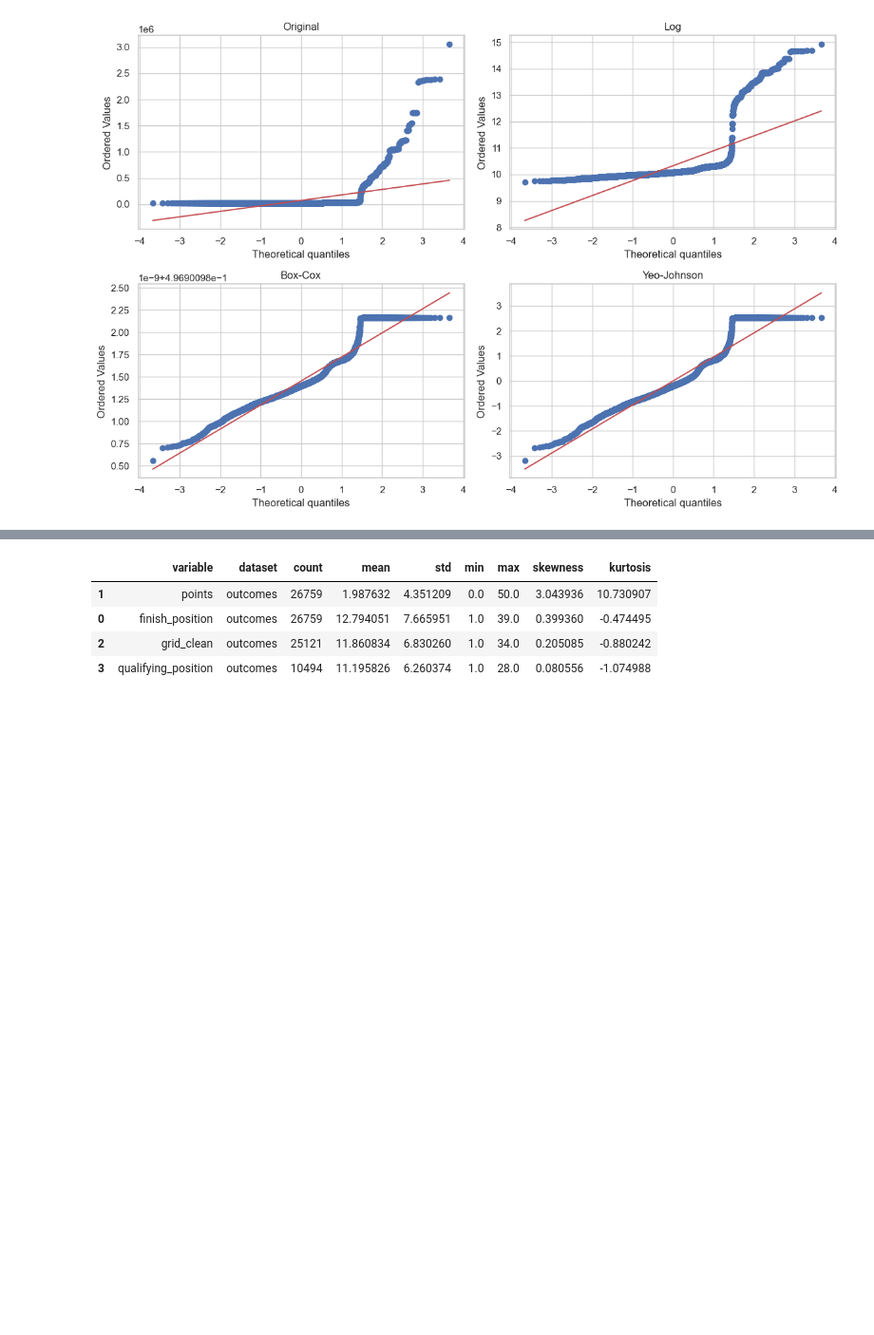
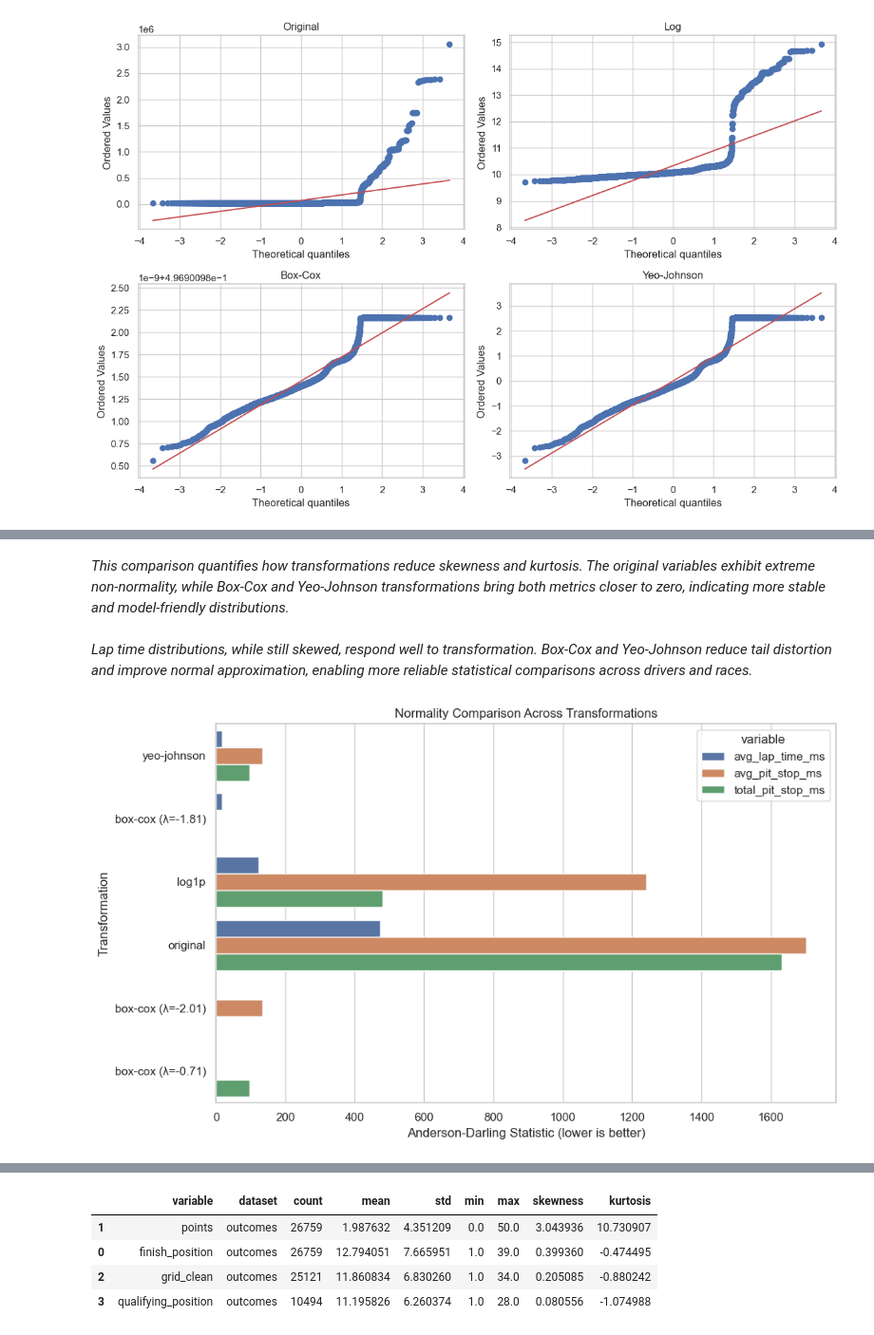
Before and after one commit to blackpaigestone/f1-worldchamp, a Jupyter notebook: 05_distribution_shape_and_dimensionality.ipynb, the cells around one changed output, grey strips where cells are left out. Shown at 95% size. Cells and saved outputs as stored; diff of their text form; code cells hidden in the pictures; blank space fills up the shorter version.

```diff
--- a/05_distribution_shape_and_dimensionality.ipynb
+++ b/05_distribution_shape_and_dimensionality.ipynb
@@ -490,0 +563,33 @@ lap_transform_summary
+# %% [markdown]
+*This comparison quantifies how transformations reduce skewness and kurtosis. The original variables exhibit extreme non-normality, while Box-Cox and Yeo-Johnson transformations bring both metrics closer to zero, indicating more stable and model-friendly distributions.*
+# %% [markdown]
+*Lap time distributions, while still skewed, respond well to transformation. Box-Cox and Yeo-Johnson reduce tail distortion and improve normal approximation, enabling more reliable statistical comparisons across drivers and races.*
+# %%
+transform_decision = pd.concat([
+    pit_transform_summary.assign(variable="avg_pit_stop_ms"),
+    total_pit_transform_summary.assign(variable="total_pit_stop_ms"),
+    lap_transform_summary.assign(variable="avg_lap_time_ms")
+], ignore_index=True)
+
+transform_decision = transform_decision[
+    ["variable", "transform", "skewness", "kurtosis", "shapiro_p", "dagostino_p", "anderson_stat"]
+].sort_values(["variable", "anderson_stat"])
+
+plt.figure(figsize=(10, 6))
+sns.barplot(
+    data=transform_decision,
+    x="anderson_stat",
+    y="transform",
+    hue="variable"
+)
+plt.title("Normality Comparison Across Transformations")
+plt.xlabel("Anderson-Darling Statistic (lower is better)")
+plt.ylabel("Transformation")
+plt.tight_layout()
+
+FIG_DIR = "outputs/figures_05"
+os.makedirs(FIG_DIR, exist_ok=True)
+plt.savefig(os.path.join(FIG_DIR, "11_transformation_normality_comparison.png"), dpi=300, bbox_inches="tight")
+plt.show()
+# %% [output]
+[figure, added]
```
Also changed, not shown: parts of 61 cells of this notebook, 34 other files.
